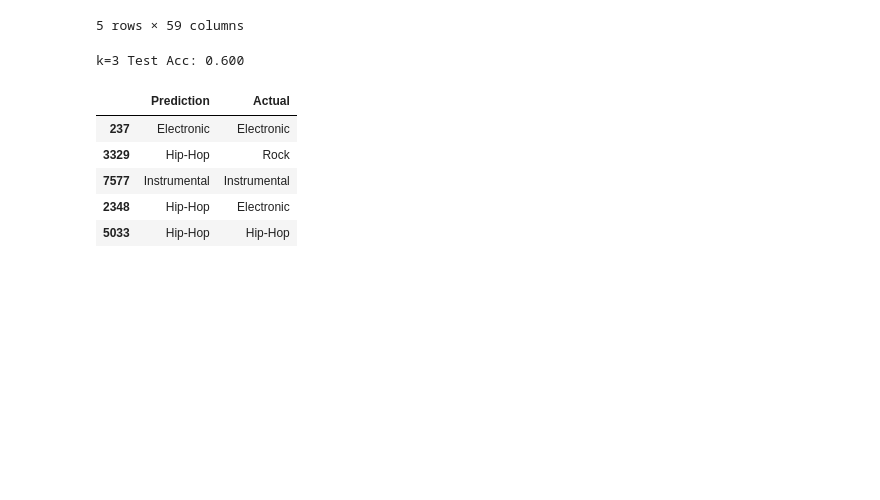
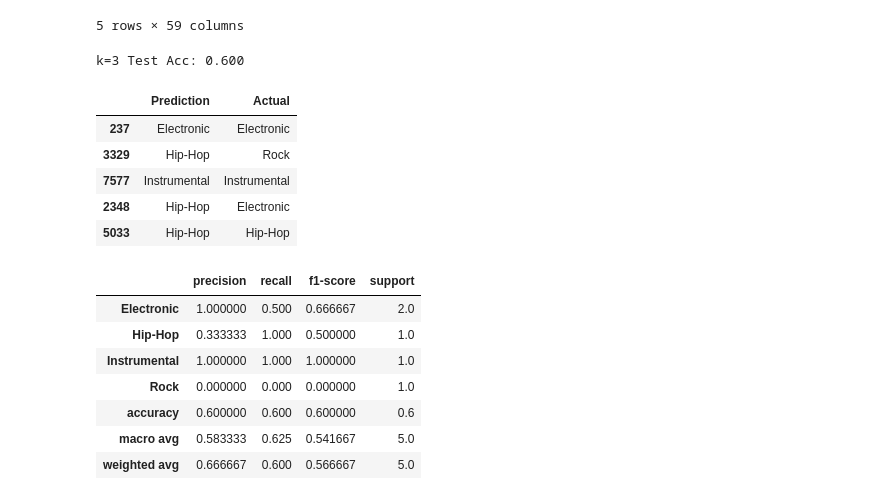
Before and after one commit to AndriyKDA/project_4, a Jupyter notebook: 3_sec_model_KNN.ipynb, the cells around one changed output. Drawn from its saved outputs; the diff is of its cells as text; code cells hidden in the pictures; blank space fills up the shorter version.

```diff
--- a/3_sec_model_KNN.ipynb
+++ b/3_sec_model_KNN.ipynb
@@ -213,3 +213,15 @@ k=3 Test Acc: 0.600
 | 7577 | Instrumental | Instrumental |
 | 2348 | Hip-Hop | Electronic |
 | 5033 | Hip-Hop | Hip-Hop |
+# %%
+report= pd.DataFrame(classification_report(y, predictions, output_dict=True)).T
+report
+# %% [output]
+|  | precision | recall | f1-score | support |
+| Electronic | 1.000000 | 0.500 | 0.666667 | 2.0 |
+| Hip-Hop | 0.333333 | 1.000 | 0.500000 | 1.0 |
+| Instrumental | 1.000000 | 1.000 | 1.000000 | 1.0 |
+| Rock | 0.000000 | 0.000 | 0.000000 | 1.0 |
+| accuracy | 0.600000 | 0.600 | 0.600000 | 0.6 |
+| macro avg | 0.583333 | 0.625 | 0.541667 | 5.0 |
+| weighted avg | 0.666667 | 0.600 | 0.566667 | 5.0 |
```
Also changed, not shown: parts of 1 cell of this notebook, 5 other files.
